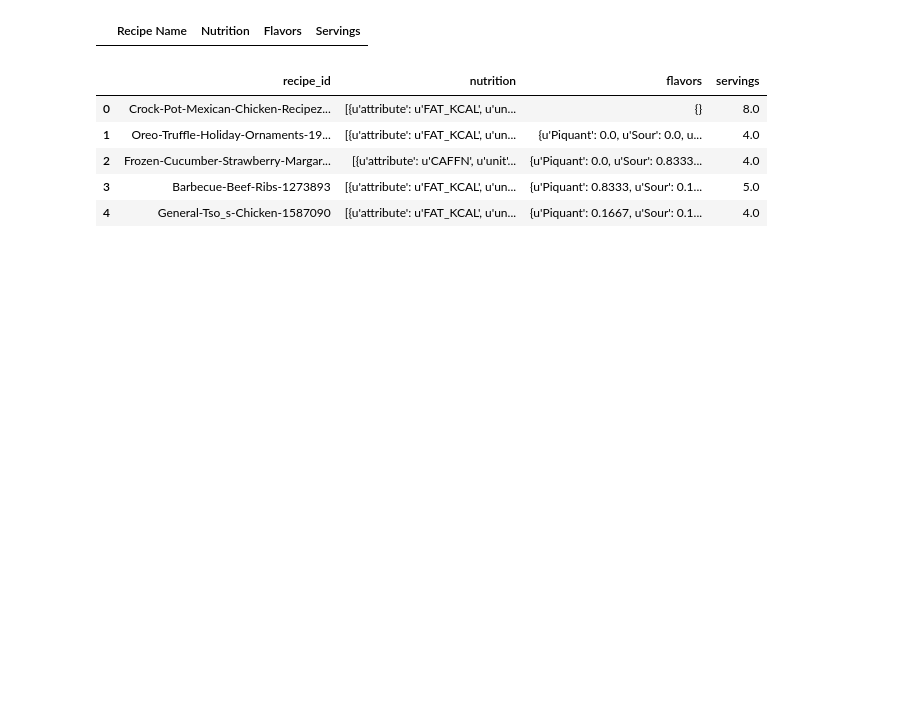
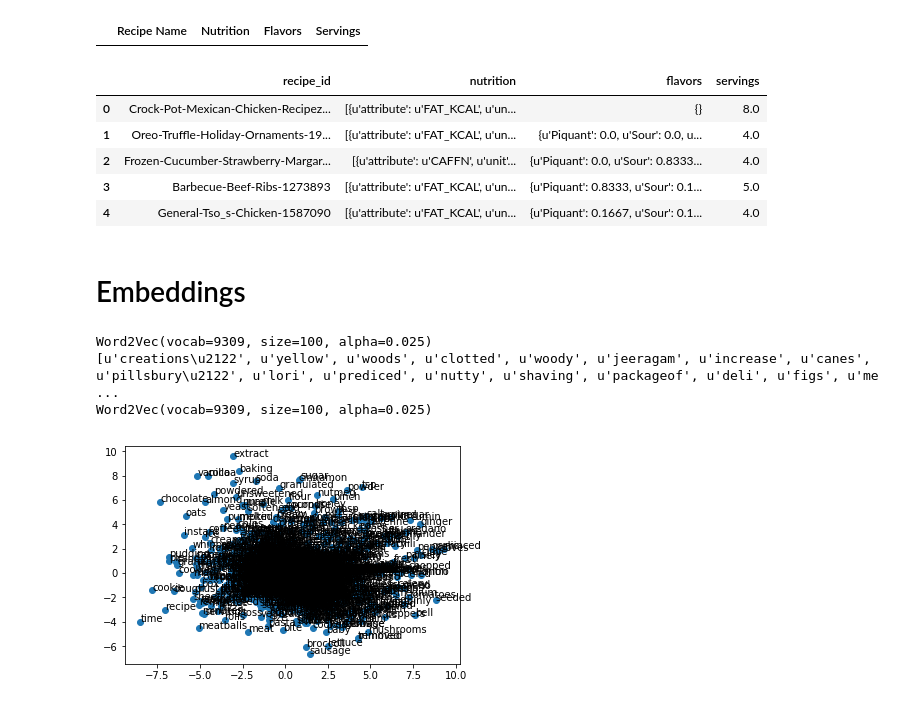
Before and after one commit to danielgrzenda/SudoFood, a Jupyter notebook: MachineLearning/Data Cleaning and Embeddings.ipynb, the cells around one changed output. Drawn from its saved outputs; the diff is of its cells as text; code cells hidden in the pictures; blank space fills up the shorter version.

Commit message:
updated embeddings

```diff
--- a/MachineLearning/Data Cleaning and Embeddings.ipynb
+++ b/MachineLearning/Data Cleaning and Embeddings.ipynb
@@ -99,7 +101,7 @@ ENGLISH_STOP_WORDS = frozenset([
     "who", "whoever", "whole", "whom", "whose", "why", "will", "with",
     "within", "without", "would", "yet", "you", "your", "yours", "yourself",
     "yourselves", "\xc2\xbc", "\xc2\xbd", "cup", "cups","ounces","ounce",
-    "teaspoon", "tablespoon", "tablespoons", "teaspoons"])
+    "teaspoon", "tablespoon", "tablespoons", "teaspoons"," extract"])
 
 
 
@@ -197,3 +199,12 @@ df.head()
 | 2 | Frozen-Cucumber-Strawberry-Margar... | [{u'attribute': u'CAFFN', u'unit'... | {u'Piquant': 0.0, u'Sour': 0.8333... | 4.0 |
 | 3 | Barbecue-Beef-Ribs-1273893 | [{u'attribute': u'FAT_KCAL', u'un... | {u'Piquant': 0.8333, u'Sour': 0.1... | 5.0 |
 | 4 | General-Tso_s-Chicken-1587090 | [{u'attribute': u'FAT_KCAL', u'un... | {u'Piquant': 0.1667, u'Sour': 0.1... | 4.0 |
+# %% [markdown]
+# Embeddings
+# %%
+final_list = []
+for data in ingredients:
+    ls = []
+    for a in data:
+        ls.extend(tokeniser(a))
+    final_list.append(ls)
@@ -199,0 +219,23 @@ df.head()
+# %%
+from gensim.models import Word2Vec
+model = Word2Vec(final_list, min_count=1)
+print(model)
+words = list(model.wv.vocab)
+print(words)
+# %% [output]
+Word2Vec(vocab=9309, size=100, alpha=0.025)
+[u'creations\u2122', u'yellow', u'woods', u'clotted', u'woody', u'jeeragam', u'increase', u'canes', u'pillsbury\u2122', u'lori', u'prediced', u'nutty', u'shaving', u'packageof', u'deli', u'figs', u'me ...
+Word2Vec(vocab=9309, size=100, alpha=0.025)
+# %%
+# fit a 2d PCA model to the vectors
+X = model[model.wv.vocab]
+pca = PCA(n_components=2)
+result = pca.fit_transform(X)
+# create a scatter plot of the projection
+pyplot.scatter(result[:, 0], result[:, 1])
+words = list(model.wv.vocab)
+for i, word in enumerate(words):
+    pyplot.annotate(word, xy=(result[i, 0], result[i, 1]))
+pyplot.show()
+# %% [output]
+[figure, added]
```
Also changed, not shown: parts of 3 cells of this notebook.
